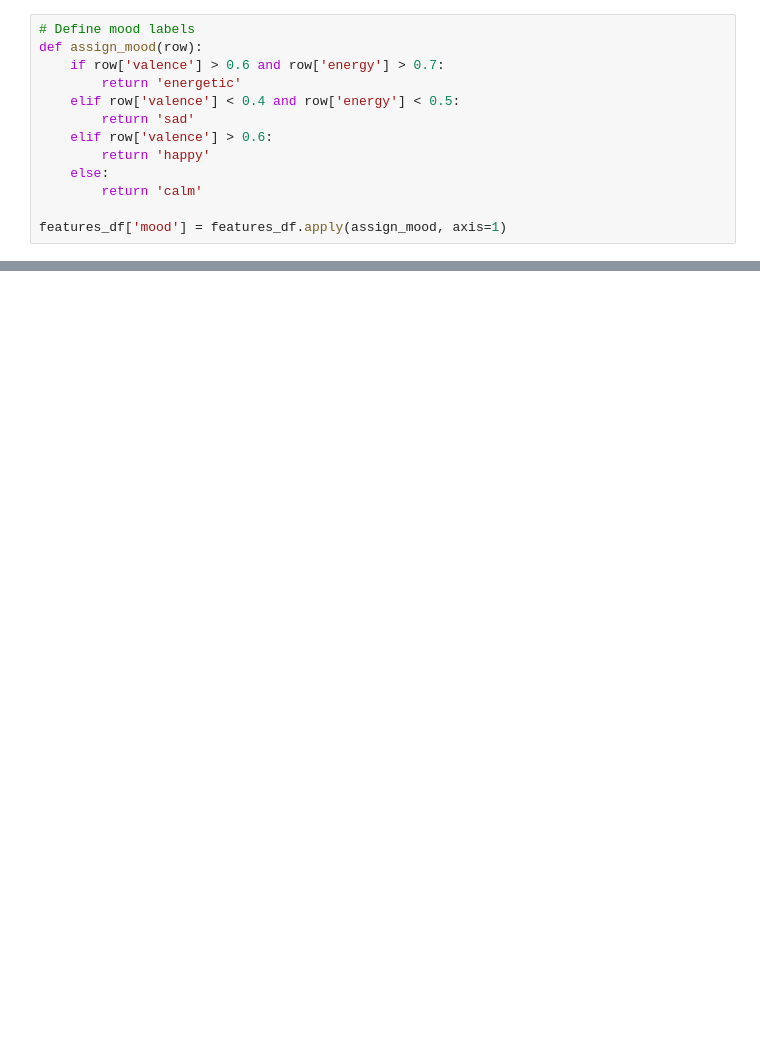
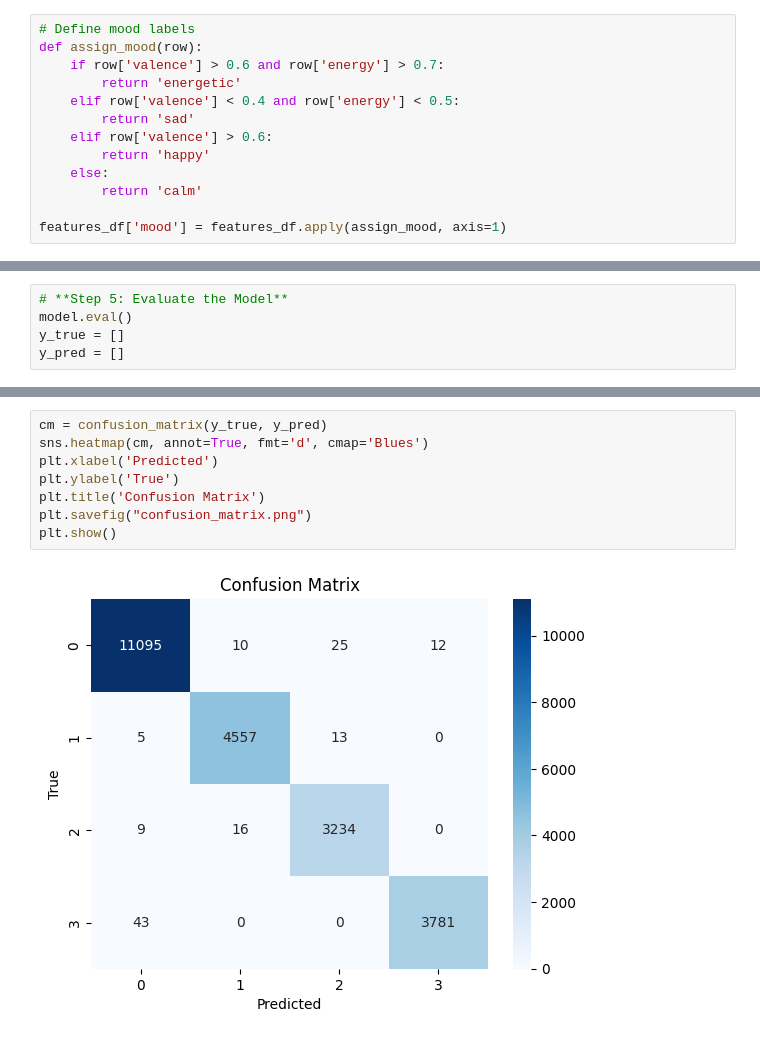
Before and after one commit to MadSmith17/480Project, a Jupyter notebook: NewData/notebooks/NN.ipynb, the cells around one changed output, grey strips where cells are left out. Saved outputs shown, nothing was run; the diff lists cells and outputs as text; blank space fills up the shorter version.

```diff
--- a/NewData/notebooks/NN.ipynb
+++ b/NewData/notebooks/NN.ipynb
@@ -146 +182,6 @@ Epoch 20/20, Loss: 0.0174
+# %%
+# **Step 5: Evaluate the Model**
+model.eval()
+y_true = []
+y_pred = []
 # %%
@@ -167,0 +210,10 @@ Model saved as mood_prediction_model.pth
+# %%
+cm = confusion_matrix(y_true, y_pred)
+sns.heatmap(cm, annot=True, fmt='d', cmap='Blues')
+plt.xlabel('Predicted')
+plt.ylabel('True')
+plt.title('Confusion Matrix')
+plt.savefig("confusion_matrix.png")
+plt.show()
+# %% [output]
+[figure, added]
```
Also changed, not shown: parts of 23 cells of this notebook, 7 other files.
